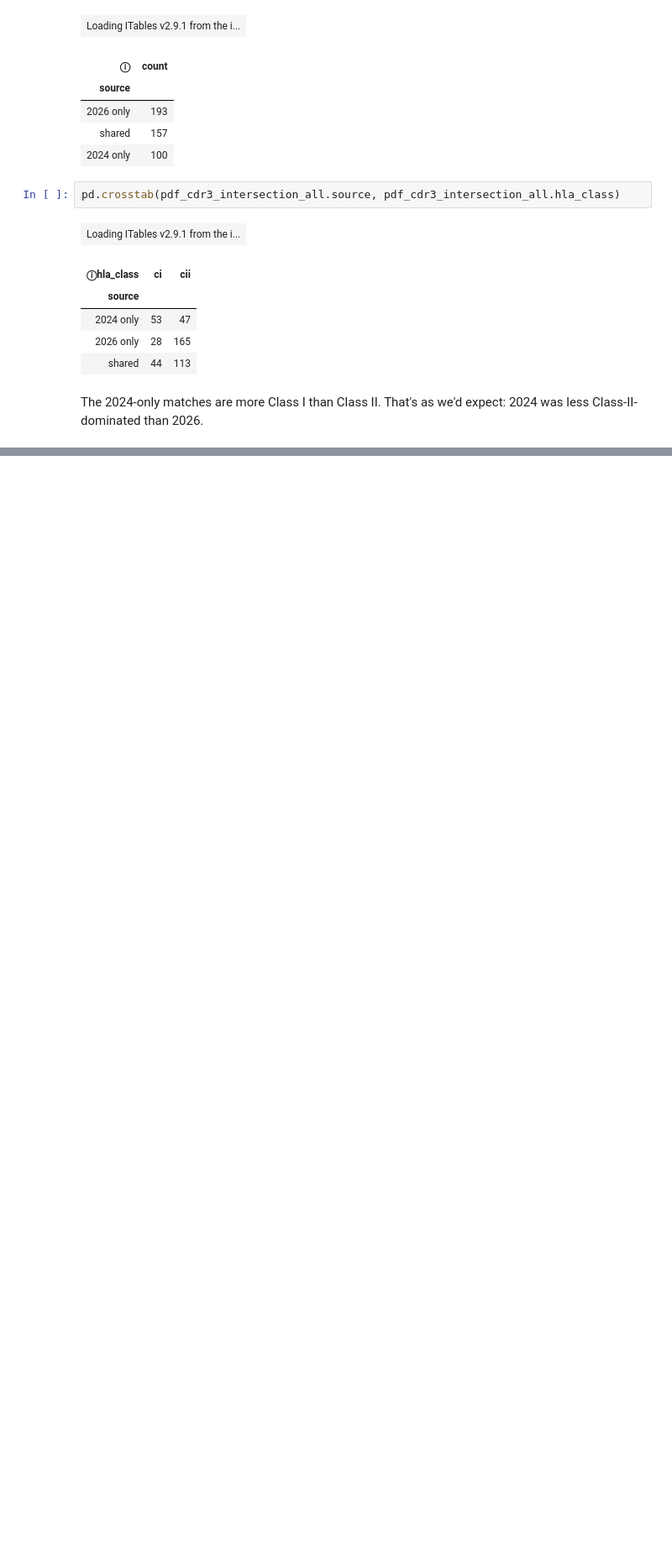
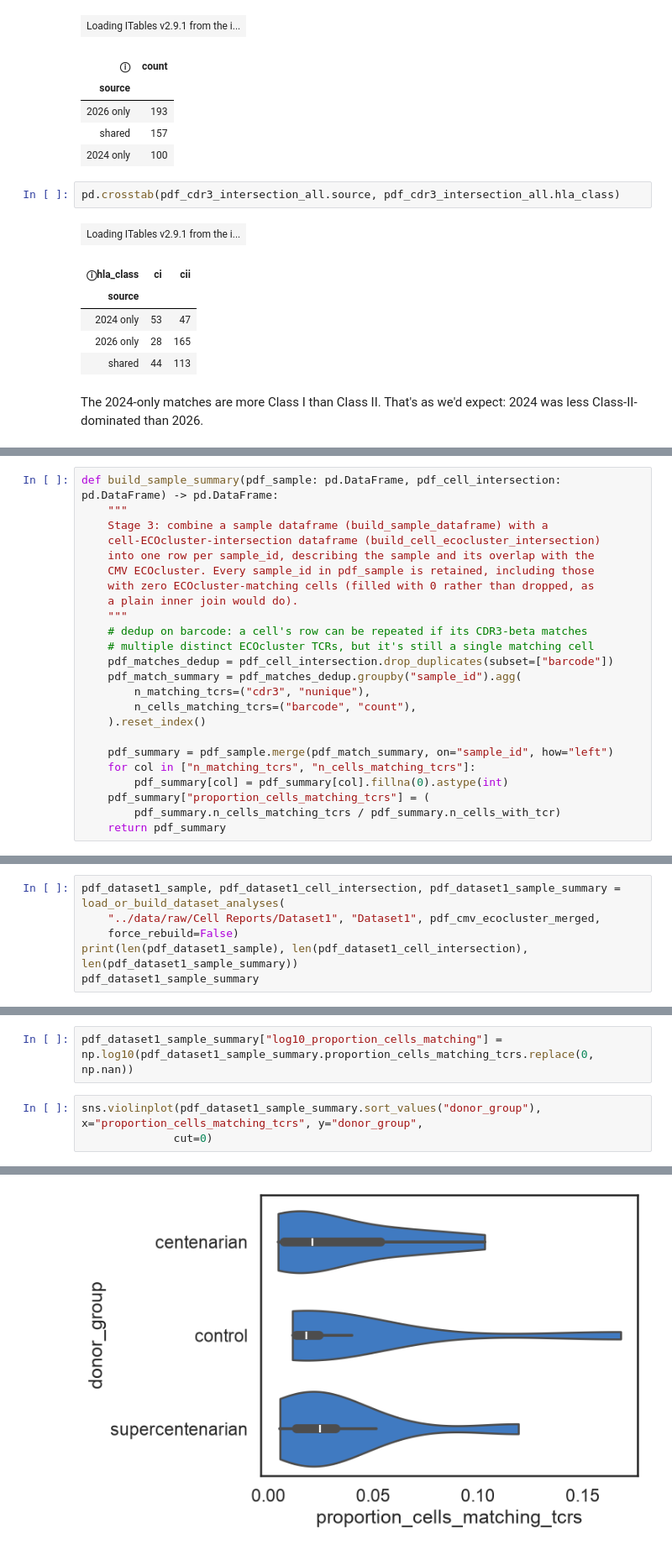
Before and after one commit to dhmay/CMVividly, a Jupyter notebook: notebooks/supercentenarian.ipynb, the cells around one changed output, grey strips where cells are left out. Shown at 84% size. Drawn from its saved outputs; the diff is of its cells as text; blank space fills up the shorter version.

Commit message:
added cell type analysis

```diff
--- a/notebooks/supercentenarian.ipynb
+++ b/notebooks/supercentenarian.ipynb
@@ -367,0 +484,24 @@ The 2024-only matches are more Class I than Class II. That's as we'd expect: 202
+# %%
+def build_sample_summary(pdf_sample: pd.DataFrame, pdf_cell_intersection: pd.DataFrame) -> pd.DataFrame:
+    """
+    Stage 3: combine a sample dataframe (build_sample_dataframe) with a
+    cell-ECOcluster-intersection dataframe (build_cell_ecocluster_intersection)
+    into one row per sample_id, describing the sample and its overlap with the
+    CMV ECOcluster. Every sample_id in pdf_sample is retained, including those
+    with zero ECOcluster-matching cells (filled with 0 rather than dropped, as
+    a plain inner join would do).
+    """
+    # dedup on barcode: a cell's row can be repeated if its CDR3-beta matches
+    # multiple distinct ECOcluster TCRs, but it's still a single matching cell
+    pdf_matches_dedup = pdf_cell_intersection.drop_duplicates(subset=["barcode"])
+    pdf_match_summary = pdf_matches_dedup.groupby("sample_id").agg(
+        n_matching_tcrs=("cdr3", "nunique"),
+        n_cells_matching_tcrs=("barcode", "count"),
+    ).reset_index()
+
+    pdf_summary = pdf_sample.merge(pdf_match_summary, on="sample_id", how="left")
+    for col in ["n_matching_tcrs", "n_cells_matching_tcrs"]:
+        pdf_summary[col] = pdf_summary[col].fillna(0).astype(int)
+    pdf_summary["proportion_cells_matching_tcrs"] = (
+        pdf_summary.n_cells_matching_tcrs / pdf_summary.n_cells_with_tcr)
+    return pdf_summary
@@ -367,0 +553,6 @@ The 2024-only matches are more Class I than Class II. That's as we'd expect: 202
+# %%
+pdf_dataset1_sample, pdf_dataset1_cell_intersection, pdf_dataset1_sample_summary = load_or_build_dataset_analyses(
+    "../data/raw/Cell Reports/Dataset1", "Dataset1", pdf_cmv_ecocluster_merged,
+    force_rebuild=False)
+print(len(pdf_dataset1_sample), len(pdf_dataset1_cell_intersection), len(pdf_dataset1_sample_summary))
+pdf_dataset1_sample_summary
@@ -367,0 +574,6 @@ The 2024-only matches are more Class I than Class II. That's as we'd expect: 202
+# %%
+pdf_dataset1_sample_summary["log10_proportion_cells_matching"] = np.log10(pdf_dataset1_sample_summary.proportion_cells_matching_tcrs.replace(0, np.nan))
+# %%
+sns.violinplot(pdf_dataset1_sample_summary.sort_values("donor_group"), x="proportion_cells_matching_tcrs", y="donor_group",
+              cut=0)
+# %% [output]
@@ -367,0 +581 @@ The 2024-only matches are more Class I than Class II. That's as we'd expect: 202
+[figure, added]
```
Also changed, not shown: parts of 17 cells of this notebook.
